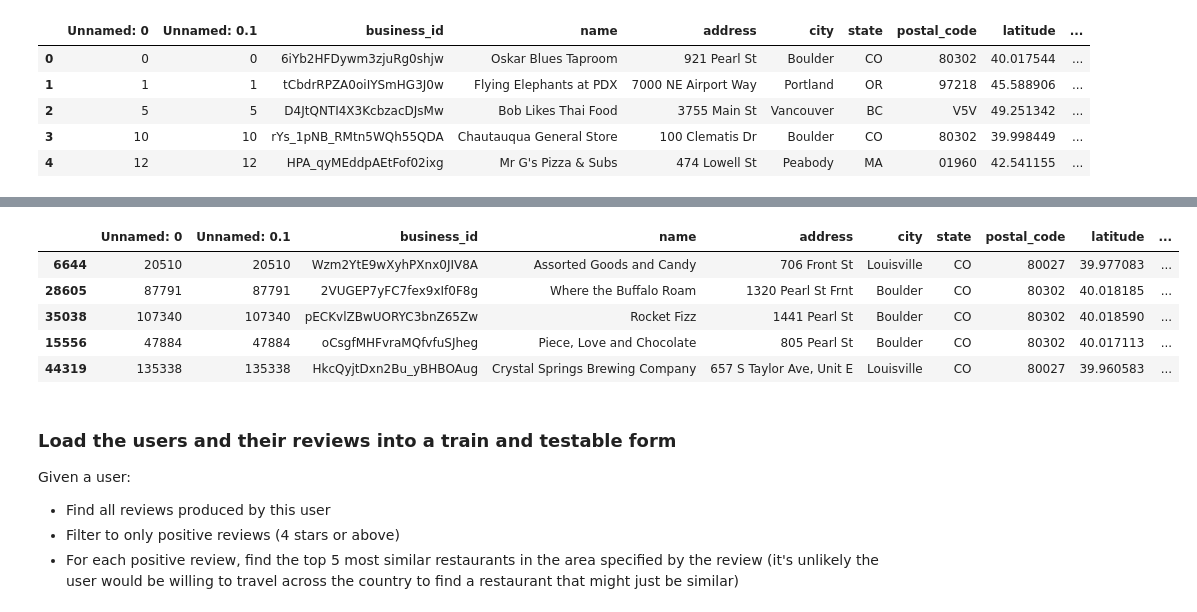
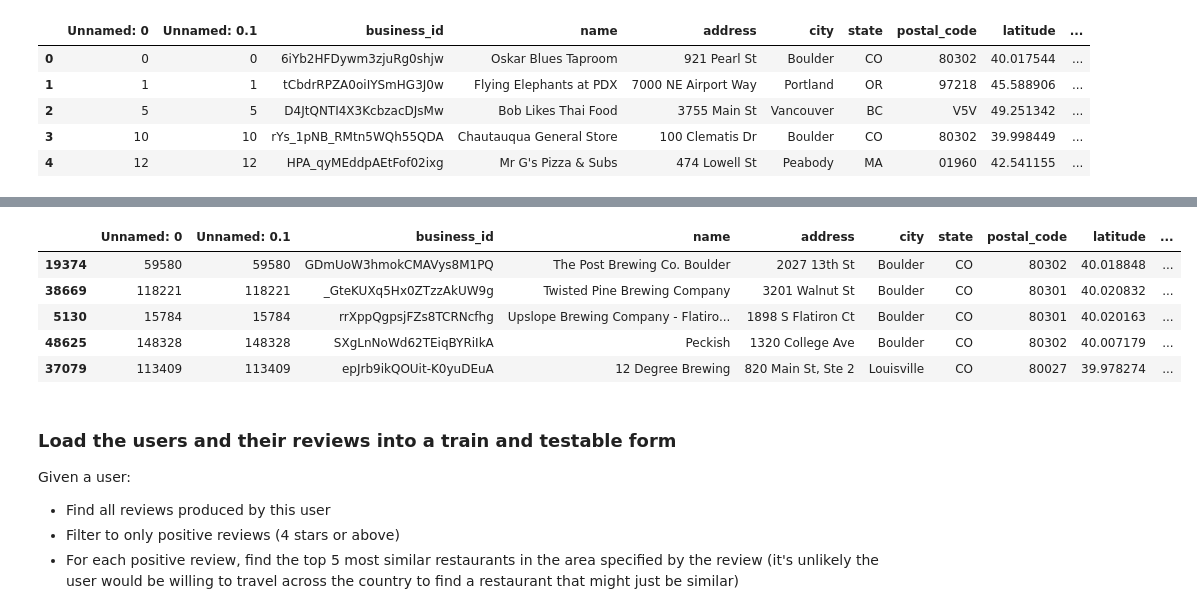
Before and after one commit to georgehong/216-final-proj, a Jupyter notebook: business_similarity_rec.ipynb, the cells around one changed output, grey strips where cells are left out. Cells and saved outputs as stored; diff of their text form; code cells hidden in the pictures.

```diff
--- a/business_similarity_rec.ipynb
+++ b/business_similarity_rec.ipynb
@@ -81,9 +82,10 @@ except IOError as e:
 # %% [output]
 EMBEDDINGS LOADED
 # %%
-def get_knn(input, embedded_attributes, embedded_categories, df_business, k=5, category_weighting=0.75, min_rating=-1):
+def get_knn(input, embedded_attributes, embedded_categories, df_business, k=5, category_weighting=0.75, min_rating=-1, verbose=False):
     """
-    Get the most similar businesses by knn search and sort
+    Get the most similar businesses by knn search and sort.  This function assumes recommendations are in the same state
+    and that the restaurants are rated greater than or equal to 4 stars.
 
     :param input: input business, in the form of a Series
     :param embedded_attributes: services offered at the business
@@ -101,7 +103,7 @@ def get_knn(input, embedded_attributes, embedded_categories, df_business, k=5, c
     state = input['state']
     query_id = input['business_id']
     # List of all matching indices
-    match_dex = df_business.index[df_business['state'] == state].tolist()
+    match_dex = df_business.index[(df_business['state'] == state) & (df_business['stars'] >= 4)].tolist()
 
     embedded_attributes = embedded_attributes[match_dex]
     embedded_categories = embedded_categories[match_dex]
@@ -110,7 +112,7 @@ def get_knn(input, embedded_attributes, embedded_categories, df_business, k=5, c
 
     query_category = input.loc['categories']
     query_attributes = input.loc['attribute_string']
-    print("INPUT BUSINESS:", input.loc['name'])
+    if verbose: print("INPUT BUSINESS:", input.loc['name'])
     embedded_query_category = embedder([query_category]).numpy().flatten()
     embedded_query_attributes = embedder([query_attributes]).numpy().flatten()
 
@@ -140,6 +142,6 @@ df_business.head()
 | 4 | 12 | 12 | HPA_qyMEddpAEtFof02ixg | Mr G's Pizza & Subs | 474 Lowell St | Peabody | MA | 01960 | 42.541155 | ... |
 # %%
 %%time
-results = get_knn(df_business.iloc[3, :], embedded_attributes, embedded_categories, df_business, category_weighting=0.5)
+results = get_knn(df_business.iloc[0, :], embedded_attributes, embedded_categories, df_business, category_weighting=0.5)
 results.head()
 # %% [output]
@@ -149,9 +150,9 @@ Wall time: 463 ms
 |  | Unnamed: 0 | Unnamed: 0.1 | business_id | name | address | city | state | postal_code | latitude | ... |
-| 6644 | 20510 | 20510 | Wzm2YtE9wXyhPXnx0JIV8A | Assorted Goods and Candy | 706 Front St | Louisville | CO | 80027 | 39.977083 | ... |
-| 28605 | 87791 | 87791 | 2VUGEP7yFC7fex9xIf0F8g | Where the Buffalo Roam | 1320 Pearl St Frnt | Boulder | CO | 80302 | 40.018185 | ... |
-| 35038 | 107340 | 107340 | pECKvlZBwUORYC3bnZ65Zw | Rocket Fizz | 1441 Pearl St | Boulder | CO | 80302 | 40.018590 | ... |
-| 15556 | 47884 | 47884 | oCsgfMHFvraMQfvfuSJheg | Piece, Love and Chocolate | 805 Pearl St | Boulder | CO | 80302 | 40.017113 | ... |
-| 44319 | 135338 | 135338 | HkcQyjtDxn2Bu_yBHBOAug | Crystal Springs Brewing Company | 657 S Taylor Ave, Unit E | Louisville | CO | 80027 | 39.960583 | ... |
+| 19374 | 59580 | 59580 | GDmUoW3hmokCMAVys8M1PQ | The Post Brewing Co. Boulder | 2027 13th St | Boulder | CO | 80302 | 40.018848 | ... |
+| 38669 | 118221 | 118221 | _GteKUXq5Hx0ZTzzAkUW9g | Twisted Pine Brewing Company | 3201 Walnut St | Boulder | CO | 80301 | 40.020832 | ... |
+| 5130 | 15784 | 15784 | rrXppQgpsjFZs8TCRNcfhg | Upslope Brewing Company - Flatiro... | 1898 S Flatiron Ct | Boulder | CO | 80301 | 40.020163 | ... |
+| 48625 | 148328 | 148328 | SXgLnNoWd62TEiqBYRiIkA | Peckish | 1320 College Ave | Boulder | CO | 80302 | 40.007179 | ... |
+| 37079 | 113409 | 113409 | epJrb9ikQOUit-K0yuDEuA | 12 Degree Brewing | 820 Main St, Ste 2 | Louisville | CO | 80027 | 39.978274 | ... |
 # %% [markdown]
 ### Load the users and their reviews into a train and testable form
 Given a user:
```
Also changed, not shown: parts of 15 cells of this notebook.
